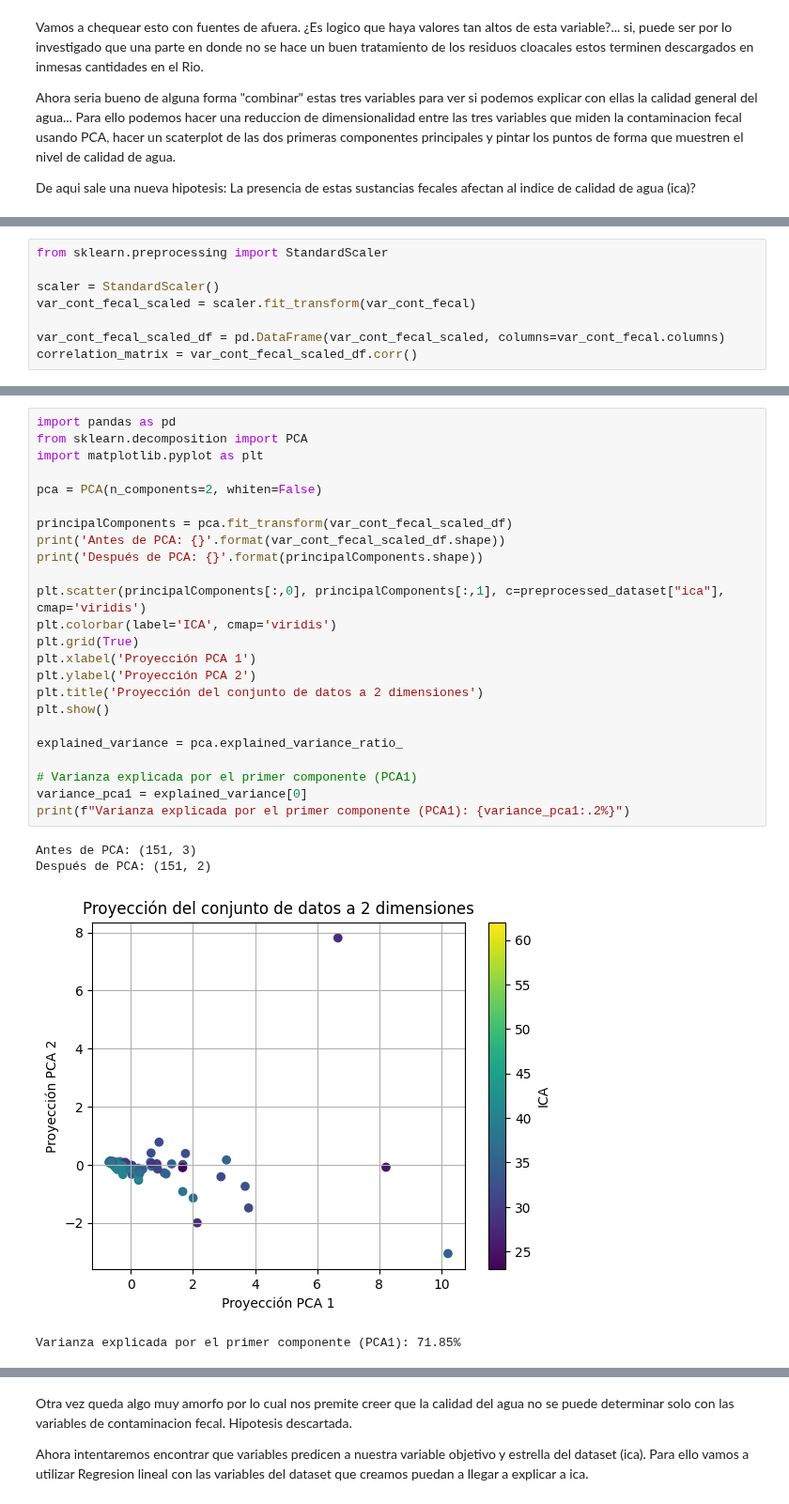
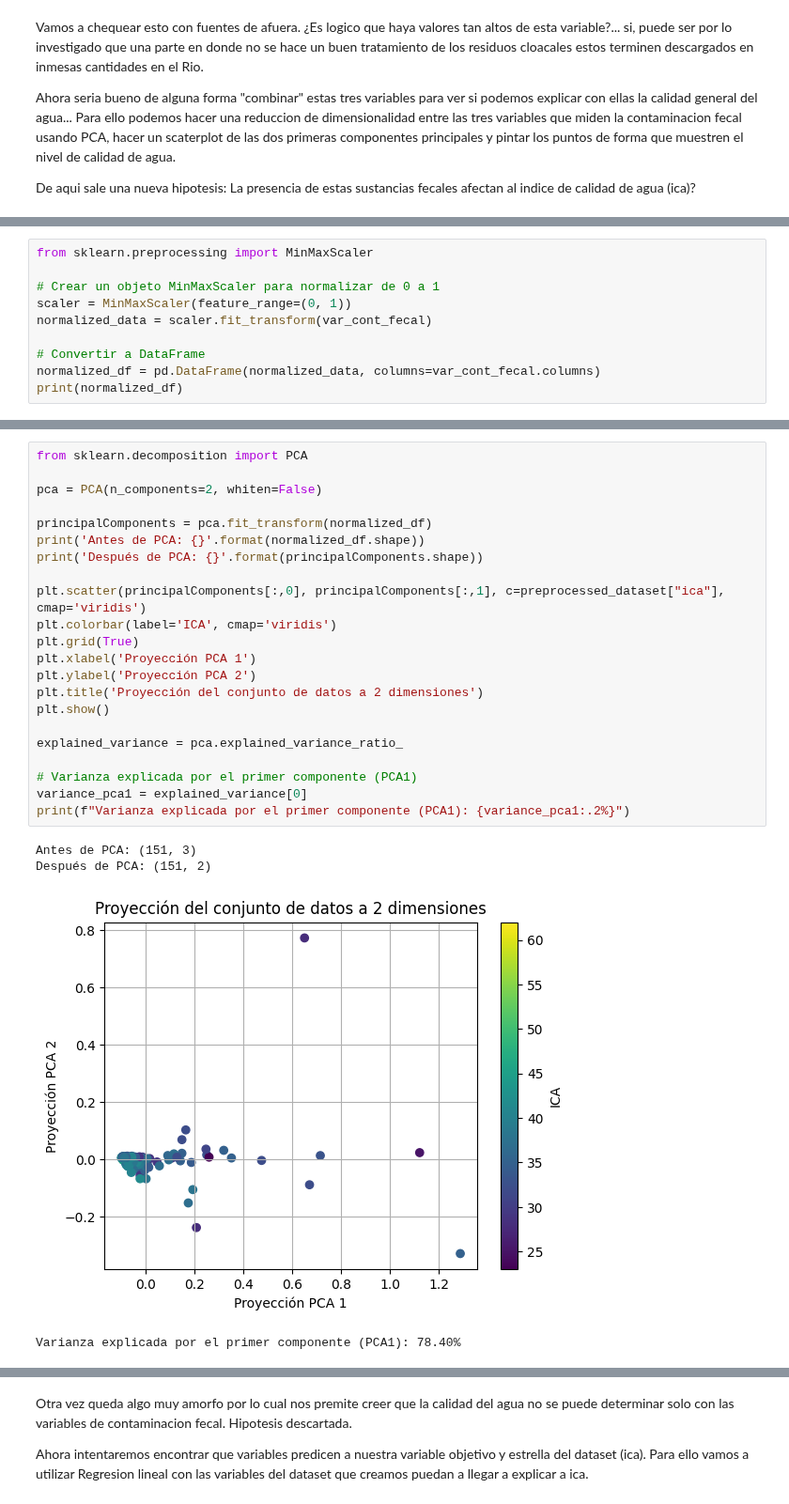
Before and after one commit to MaximoReynoso/TrabajoEspecial, a Jupyter notebook: TrabajoEspecial.ipynb, the cells around one changed output, grey strips where cells are left out. Shown at 94% size. Drawn from its saved outputs; the diff is of its cells as text.

```diff
--- a/TrabajoEspecial.ipynb
+++ b/TrabajoEspecial.ipynb
@@ -207,8 +232,10 @@ De aqui sale una nueva hipotesis: La presencia de estas sustancias fecales afect
 # %%
-from sklearn.preprocessing import StandardScaler
+from sklearn.preprocessing import MinMaxScaler
 
-scaler = StandardScaler()
-var_cont_fecal_scaled = scaler.fit_transform(var_cont_fecal)
+# Crear un objeto MinMaxScaler para normalizar de 0 a 1
+scaler = MinMaxScaler(feature_range=(0, 1))
+normalized_data = scaler.fit_transform(var_cont_fecal)
 
-var_cont_fecal_scaled_df = pd.DataFrame(var_cont_fecal_scaled, columns=var_cont_fecal.columns)
-correlation_matrix = var_cont_fecal_scaled_df.corr()
+# Convertir a DataFrame
+normalized_df = pd.DataFrame(normalized_data, columns=var_cont_fecal.columns)
+print(normalized_df)
@@ -215,30 +257,28 @@ correlation_matrix = var_cont_fecal_scaled_df.corr()
 # %%
-import pandas as pd
 from sklearn.decomposition import PCA
-import matplotlib.pyplot as plt
 
 pca = PCA(n_components=2, whiten=False)
 
-principalComponents = pca.fit_transform(var_cont_fecal_scaled_df)
-print('Antes de PCA: {}'.format(var_cont_fecal_scaled_df.shape))
+principalComponents = pca.fit_transform(normalized_df)
+print('Antes de PCA: {}'.format(normalized_df.shape))
 print('Después de PCA: {}'.format(principalComponents.shape))
 
 plt.scatter(principalComponents[:,0], principalComponents[:,1], c=preprocessed_dataset["ica"], cmap='viridis')
 plt.colorbar(label='ICA', cmap='viridis')
 plt.grid(True)
 plt.xlabel('Proyección PCA 1')
 plt.ylabel('Proyección PCA 2')
 plt.title('Proyección del conjunto de datos a 2 dimensiones')
 plt.show()
 
 explained_variance = pca.explained_variance_ratio_
 
 # Varianza explicada por el primer componente (PCA1)
 variance_pca1 = explained_variance[0]
 print(f"Varianza explicada por el primer componente (PCA1): {variance_pca1:.2%}")
 # %% [output]
 Antes de PCA: (151, 3)
 Después de PCA: (151, 2)
-[figure, old version]
+[figure, new version]
-Varianza explicada por el primer componente (PCA1): 71.85%
+Varianza explicada por el primer componente (PCA1): 78.40%
 # %% [markdown]
```
Also changed, not shown: parts of 19 cells of this notebook, 1 other file.
